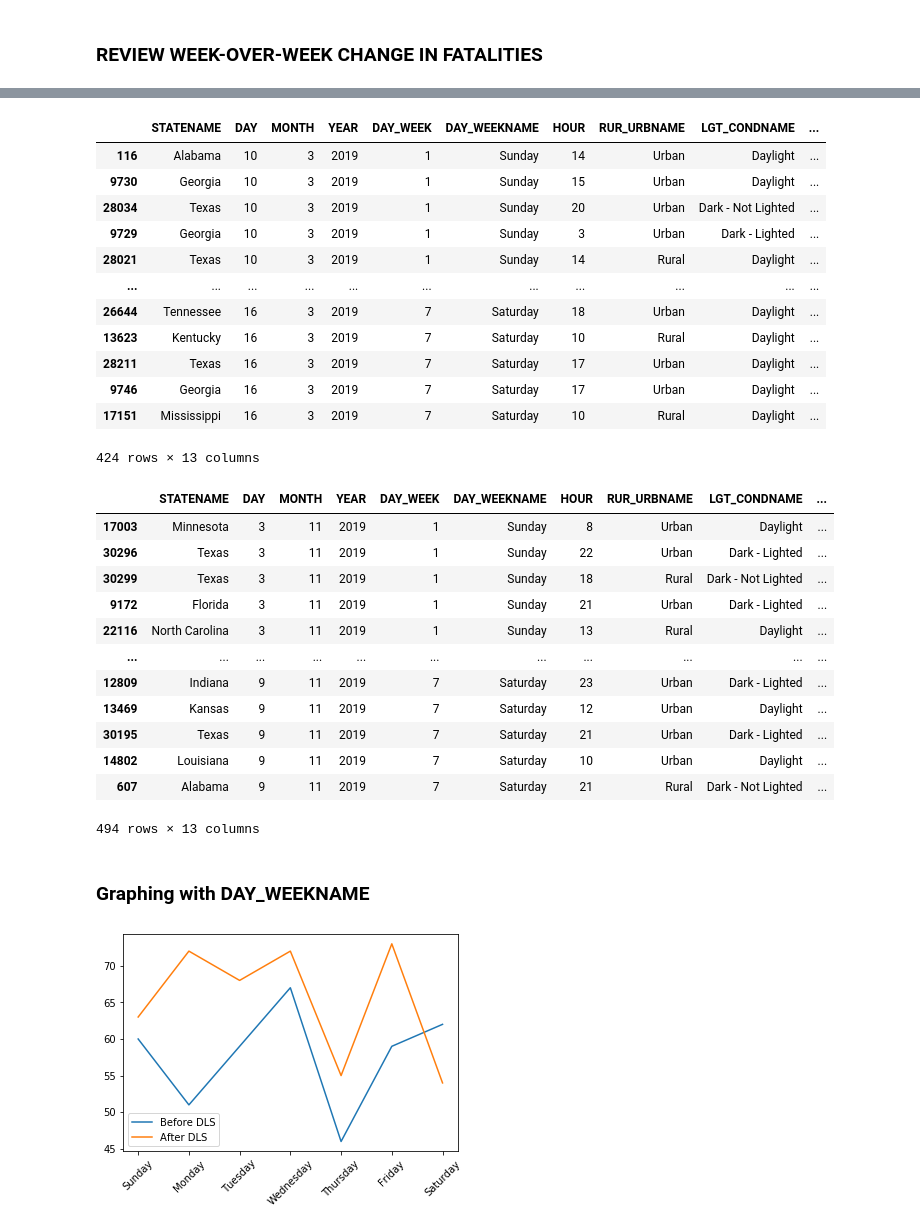
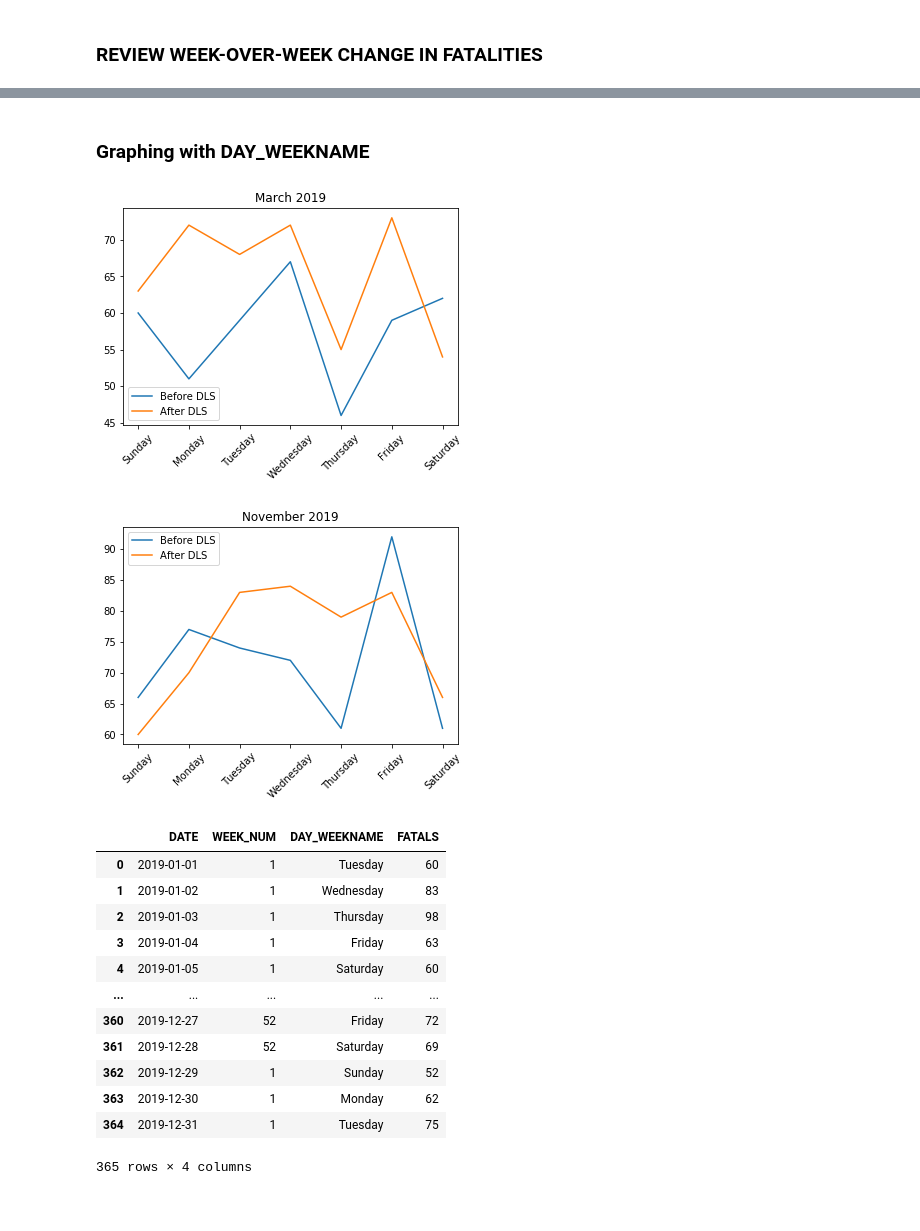
Before and after one commit to vieravfg/Analysis-of-Traffic-Fatalities, a Jupyter notebook: main.ipynb, the cells around one changed output, grey strips where cells are left out. Saved outputs shown, nothing was run; the diff lists cells and outputs as text; code cells hidden in the pictures.

Commit message:
Added comparison charts for 2019

```diff
--- a/main.ipynb
+++ b/main.ipynb
@@ -180,16 +124,0 @@ week_summary
-# %%
-sample_df[sample_df["WEEK_NUM"]==11].sort_values(by="DATE")
-# %% [output]
-|  | STATENAME | DAY | MONTH | YEAR | DAY_WEEK | DAY_WEEKNAME | HOUR | RUR_URBNAME | LGT_CONDNAME | ... |
-| 116 | Alabama | 10 | 3 | 2019 | 1 | Sunday | 14 | Urban | Daylight | ... |
-| 9730 | Georgia | 10 | 3 | 2019 | 1 | Sunday | 15 | Urban | Daylight | ... |
-| 28034 | Texas | 10 | 3 | 2019 | 1 | Sunday | 20 | Urban | Dark - Not Lighted | ... |
-| 9729 | Georgia | 10 | 3 | 2019 | 1 | Sunday | 3 | Urban | Dark - Lighted | ... |
-| 28021 | Texas | 10 | 3 | 2019 | 1 | Sunday | 14 | Rural | Daylight | ... |
-| ... | ... | ... | ... | ... | ... | ... | ... | ... | ... | ... |
-| 26644 | Tennessee | 16 | 3 | 2019 | 7 | Saturday | 18 | Urban | Daylight | ... |
-| 13623 | Kentucky | 16 | 3 | 2019 | 7 | Saturday | 10 | Rural | Daylight | ... |
-| 28211 | Texas | 16 | 3 | 2019 | 7 | Saturday | 17 | Urban | Daylight | ... |
-| 9746 | Georgia | 16 | 3 | 2019 | 7 | Saturday | 17 | Urban | Daylight | ... |
-| 17151 | Mississippi | 16 | 3 | 2019 | 7 | Saturday | 10 | Rural | Daylight | ... |
-424 rows × 13 columns
@@ -198,31 +125,52 @@ nov_start = pd.to_datetime("2019-11-03")
-# %%
-sample_df[sample_df["WEEK_NUM"]==45].sort_values(by="DATE")
-# %% [output]
-|  | STATENAME | DAY | MONTH | YEAR | DAY_WEEK | DAY_WEEKNAME | HOUR | RUR_URBNAME | LGT_CONDNAME | ... |
-| 17003 | Minnesota | 3 | 11 | 2019 | 1 | Sunday | 8 | Urban | Daylight | ... |
-| 30296 | Texas | 3 | 11 | 2019 | 1 | Sunday | 22 | Urban | Dark - Lighted | ... |
-| 30299 | Texas | 3 | 11 | 2019 | 1 | Sunday | 18 | Rural | Dark - Not Lighted | ... |
-| 9172 | Florida | 3 | 11 | 2019 | 1 | Sunday | 21 | Urban | Dark - Lighted | ... |
-| 22116 | North Carolina | 3 | 11 | 2019 | 1 | Sunday | 13 | Rural | Daylight | ... |
-| ... | ... | ... | ... | ... | ... | ... | ... | ... | ... | ... |
-| 12809 | Indiana | 9 | 11 | 2019 | 7 | Saturday | 23 | Urban | Dark - Lighted | ... |
-| 13469 | Kansas | 9 | 11 | 2019 | 7 | Saturday | 12 | Urban | Daylight | ... |
-| 30195 | Texas | 9 | 11 | 2019 | 7 | Saturday | 21 | Urban | Dark - Lighted | ... |
-| 14802 | Louisiana | 9 | 11 | 2019 | 7 | Saturday | 10 | Urban | Daylight | ... |
-| 607 | Alabama | 9 | 11 | 2019 | 7 | Saturday | 21 | Rural | Dark - Not Lighted | ... |
-494 rows × 13 columns
 # %% [markdown]
 ### Graphing with DAY_WEEKNAME
 # %%
+#MARCH 2019 - The switch occurs March 10
+week_before = dt.date(2019,3,10).isocalendar()[1] #Determine week of year
+week_after = week_before + 1
+
 sample_gb = sample_df.groupby(by=["DATE","WEEK_NUM", "DAY_WEEKNAME"])
 summary = pd.DataFrame(sample_gb["FATALS"].sum())
 summary.reset_index(inplace=True)
-before = summary[summary["WEEK_NUM"]==10]
-after = summary[summary["WEEK_NUM"]==11]
+before = summary[summary["WEEK_NUM"]==week_before]
+after = summary[summary["WEEK_NUM"]==week_after]
 plt.plot(before["DAY_WEEKNAME"], before["FATALS"], label="Before DLS")
 plt.plot(after["DAY_WEEKNAME"], after["FATALS"], label="After DLS")
 plt.xticks(rotation = 45)
 plt.legend()
+plt.title("March 2019")
 plt.show()
+
+#NOVEMBER 2019 - The switch occurs November 3
+week_before = dt.date(2019,11,3).isocalendar()[1] #Determine week of year (starting on Monday)
+week_after = week_before + 1
+
+sample_gb = sample_df.groupby(by=["DATE","WEEK_NUM", "DAY_WEEKNAME"])
+summary = pd.DataFrame(sample_gb["FATALS"].sum())
+summary.reset_index(inplace=True)
+before = summary[summary["WEEK_NUM"]==week_before]
+after = summary[summary["WEEK_NUM"]==week_after]
+
+
+plt.plot(before["DAY_WEEKNAME"], before["FATALS"], label="Before DLS")
+plt.plot(after["DAY_WEEKNAME"], after["FATALS"], label="After DLS")
+plt.xticks(rotation = 45)
+plt.legend()
+plt.title("November 2019")
+plt.show()
 # %% [output]
-[figure, old version]
+[figure, new version]
+[figure, added]
+|  | DATE | WEEK_NUM | DAY_WEEKNAME | FATALS |
+| 0 | 2019-01-01 | 1 | Tuesday | 60 |
+| 1 | 2019-01-02 | 1 | Wednesday | 83 |
+| 2 | 2019-01-03 | 1 | Thursday | 98 |
+| 3 | 2019-01-04 | 1 | Friday | 63 |
+| 4 | 2019-01-05 | 1 | Saturday | 60 |
+| ... | ... | ... | ... | ... |
+| 360 | 2019-12-27 | 52 | Friday | 72 |
+| 361 | 2019-12-28 | 52 | Saturday | 69 |
+| 362 | 2019-12-29 | 1 | Sunday | 52 |
+| 363 | 2019-12-30 | 1 | Monday | 62 |
+| 364 | 2019-12-31 | 1 | Tuesday | 75 |
+365 rows × 4 columns
```
Also changed, not shown: parts of 9 cells of this notebook.
